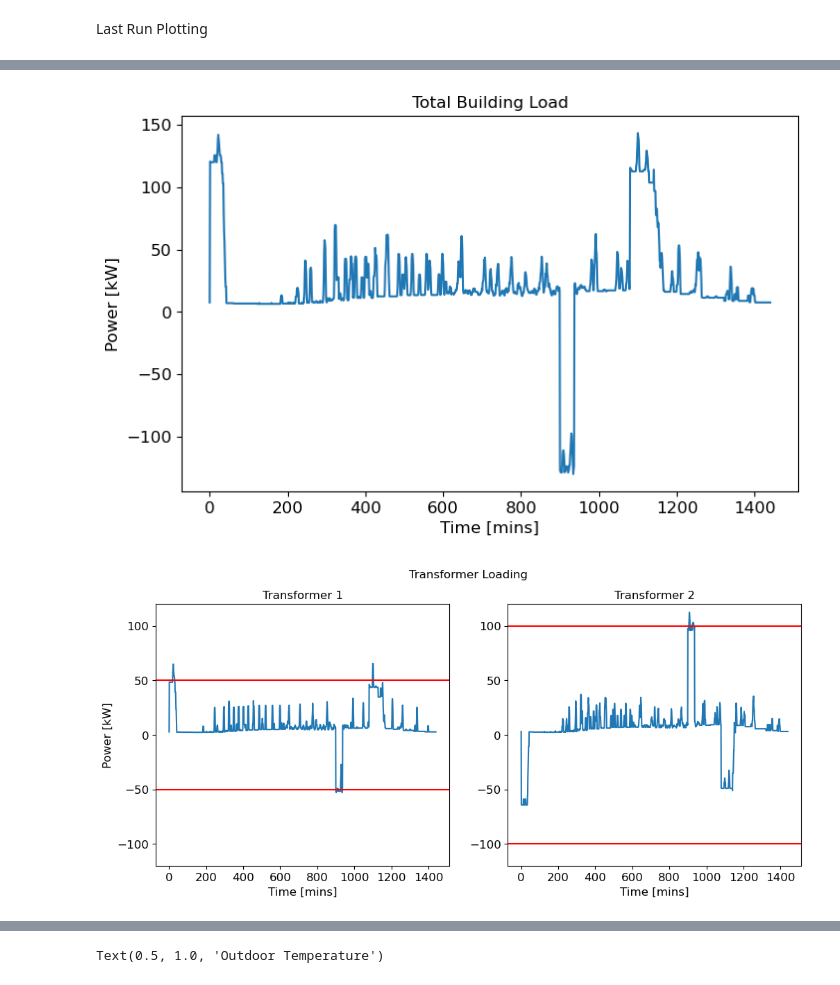
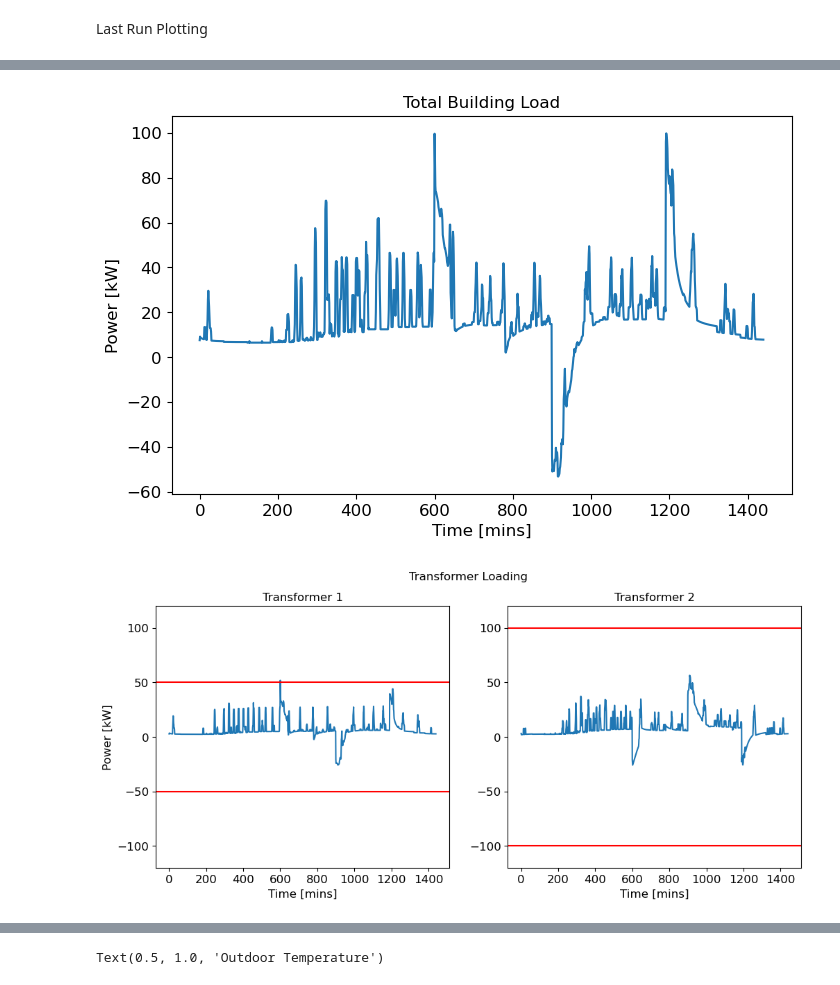
Before and after one commit to PIC-Lab/community_energy_control, a Jupyter notebook: community_sim/plotting.ipynb, the cells around one changed output, grey strips where cells are left out. Saved outputs shown, nothing was run; the diff lists cells and outputs as text; code cells hidden in the pictures.

```diff
--- a/community_sim/plotting.ipynb
+++ b/community_sim/plotting.ipynb
@@ -10,7 +10,8 @@ from opendss_wrapper import OpenDSS
 # %% [markdown]
 Last Run Plotting
 # %%
-resultsDir = 'results/batFunctional/'
+compResultsDir = 'results/batFunctional/'
+resultsDir = 'results/'
 # %%
 buildingList = [str(i) for i in range(1,29)]
 with open('simParams.json') as fp:
@@ -37,3 +38,9 @@ battery_df = pd.read_csv(resultsDir+'battery_results.csv', index_col=0)
 dispatch_df = pd.read_csv(resultsDir+'battery_dispatch.csv', index_col=0) * -1
 batPower_df = pd.read_csv(resultsDir+'battery_power.csv', index_col=0)
 batState_df = pd.read_csv(resultsDir+'battery_state.csv', index_col=0)
+# %%
+df_comp_list = {}
+for i in buildingList:
+    temp_df = pd.read_csv(compResultsDir+str(i)+'_out.csv', index_col=0)
+    temp_df.index = pd.to_datetime(temp_df.index)
+    df_comp_list[i] = temp_df
@@ -40,3 +53,11 @@ batState_df = pd.read_csv(resultsDir+'battery_state.csv', index_col=0)
+# %%
+bus_comp_df = pd.read_csv(compResultsDir+'main_results.csv')
+activeP_comp_df = pd.read_csv(compResultsDir+'load_powers_results.csv', index_col=0)
+voltage_comp_df = pd.read_csv(compResultsDir+'voltage_results.csv', index_col=0)
+battery_comp_df = pd.read_csv(compResultsDir+'battery_results.csv', index_col=0)
+dispatch_comp_df = pd.read_csv(compResultsDir+'battery_dispatch.csv', index_col=0) * -1
+batPower_comp_df = pd.read_csv(compResultsDir+'battery_power.csv', index_col=0)
+batState_comp_df = pd.read_csv(compResultsDir+'battery_state.csv', index_col=0)
 # %%
 batState_df.replace(['Idling', 'Charging', 'Discharging'], [0, -1, 1], inplace=True)
 # %%
@@ -87,43 +109,51 @@ plt.plot(totalLoad)
 plt.tick_params(labelsize=fs)
 fig.patch.set_facecolor('white')
 # %% [output]
-[figure, old version]
+[figure, new version]
 # %%
 xfmr1Load = np.zeros_like(df_list['1']['Whole Building Electricity'])
 for alias in transInfo['Transformer 1']['SimBuildings']:
     xfmr1Load += df_list[alias]['Whole Building Electricity'].values
     if alias in controlList:
         xfmr1Load += dispatch_df['Storage.battery'+alias].values
+
+xfmr1LoadComp = np.zeros_like(df_comp_list['1']['Whole Building Electricity'])
+for alias in transInfo['Transformer 1']['SimBuildings']:
+    xfmr1LoadComp += df_comp_list[alias]['Whole Building Electricity'].values
+    if alias in controlList:
+        xfmr1LoadComp += dispatch_comp_df['Storage.battery'+alias].values
 
 xfmr2Load = np.zeros_like(df_list['1']['Whole Building Electricity'])
 for alias in transInfo['Transformer 2']['SimBuildings']:
     xfmr2Load += df_list[alias]['Whole Building Electricity'].values
     if alias in controlList:
         xfmr2Load -= dispatch_df['Storage.battery'+alias].values
 
 fs = 12
 fig, ax = plt.subplots(1,2,figsize=(12,5), dpi=100)
 ax[0].plot(xfmr1Load)
+# ax[0].plot(xfmr1LoadComp)
 ax[0].axhline(transInfo['Transformer 1']['rating'], c='r')
 ax[0].axhline(transInfo['Transformer 1']['rating']*-1, c='r')
 ax[0].set_xlabel('Time [mins]', fontsize=fs)
 ax[0].set_ylabel('Power [kW]', fontsize=fs)
 ax[0].set_title('Transformer 1')
 ax[0].set_ylim([-120, 120])
 ax[0].tick_params(labelsize=fs)
 
 ax[1].plot(xfmr2Load)
 ax[1].axhline(transInfo['Transformer 2']['rating'], c='r')
 ax[1].axhline(transInfo['Transformer 2']['rating']*-1, c='r')
 ax[1].set_xlabel('Time [mins]', fontsize=fs)
 ax[1].set_title('Transformer 2')
 ax[1].set_ylim([-120, 120])
 ax[1].tick_params(labelsize=fs)
 
 fig.suptitle('Transformer Loading', fontsize=fs)
-fig.patch.set_facecolor('white')
+ax[0].patch.set_alpha(0)
+# fig.patch.set_facecolor('white')
 # %% [output]
-[figure, old version]
+[figure, new version]
 # %%
 plt.figure(figsize=(8,5))
 i = '12'
```
Also changed, not shown: parts of 21 cells of this notebook, 10 other files.
